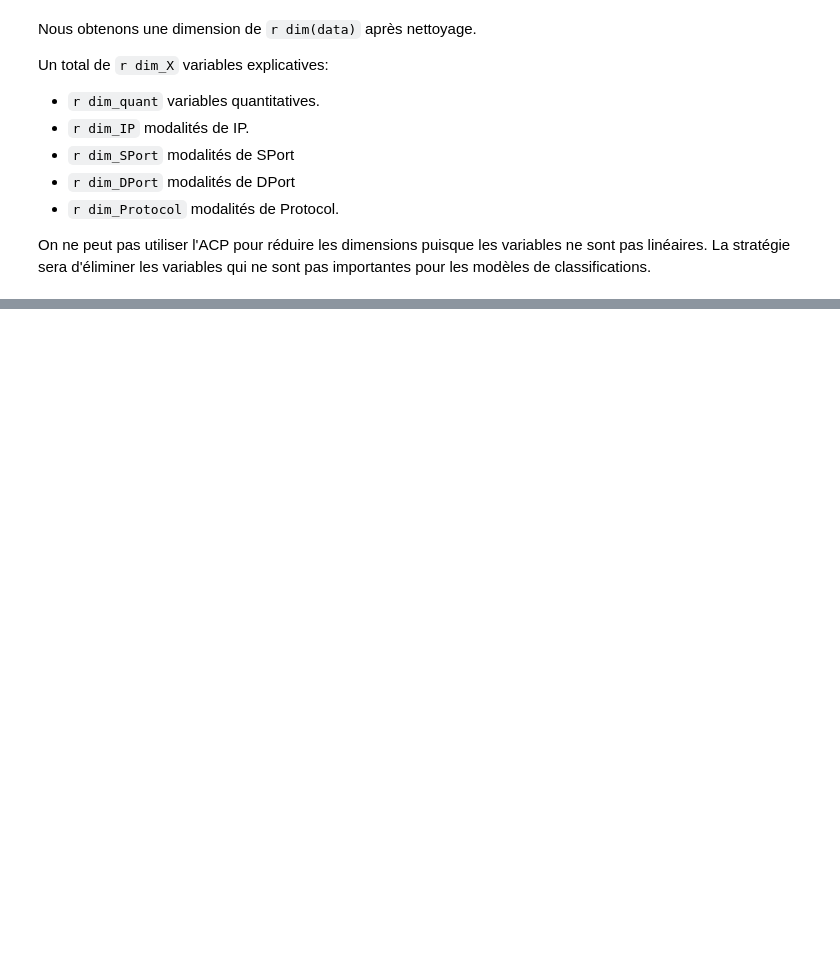
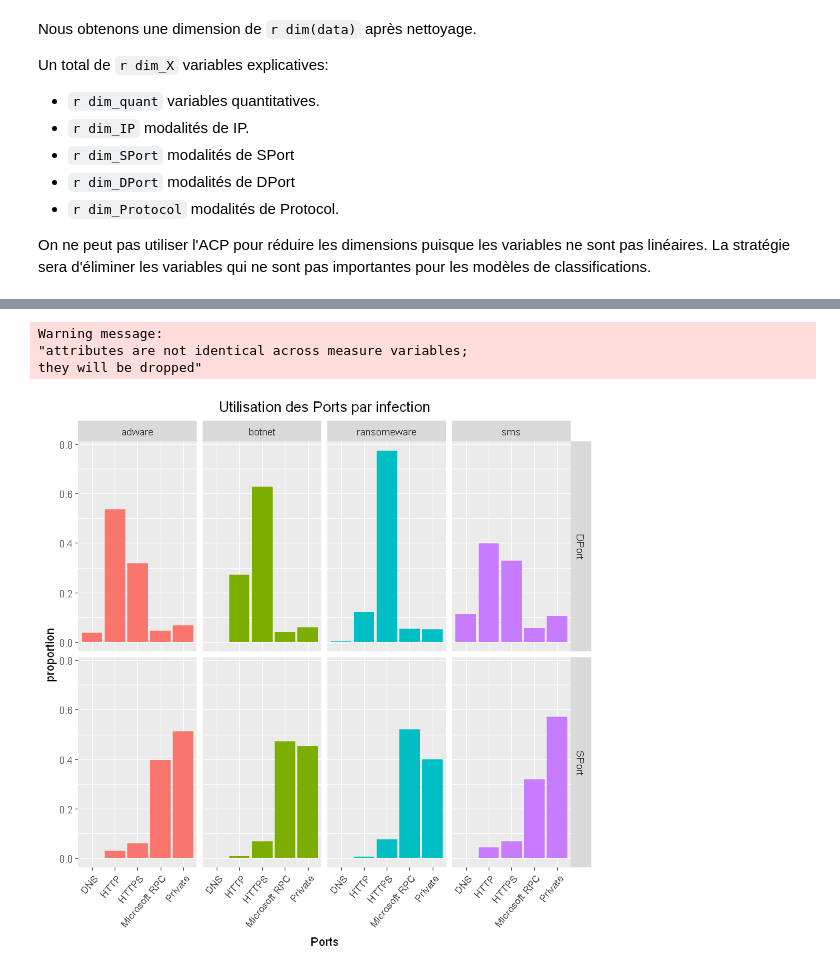
Before and after one commit to Lrakotoson/M_R, a Jupyter notebook: S2/Classification/Project/jet1.ipynb, the cells around one changed output, grey strips where cells are left out. Saved outputs shown, nothing was run; the diff lists cells and outputs as text; code cells hidden in the pictures; blank space fills up the shorter version.

```diff
--- a/S2/Classification/Project/jet1.ipynb
+++ b/S2/Classification/Project/jet1.ipynb
@@ -295,0 +166,17 @@ Filter(var, df)
+# %%
+data %>%
+select(SPort, DPort, Label) %>%
+gather("Entry", "Port", -Label) %>% ggplot() +
+aes(x = Port, y = ..prop.., group = 1, fill = Label) +
+geom_bar() + guides(fill = F) +
+facet_grid(cols = vars(Label), rows = vars(Entry)) +
+labs(title = "Utilisation des Ports par infection", x = "Ports", y = "proportion") +
+theme(
+    axis.text.x = element_text(angle = 50, hjust = 1),
+    plot.title = element_text(hjust = 0.5)
+)
+# %% [output]
+Warning message:
+"attributes are not identical across measure variables;
+they will be dropped"
+[figure, added]
```
Also changed, not shown: parts of 30 cells of this notebook.
